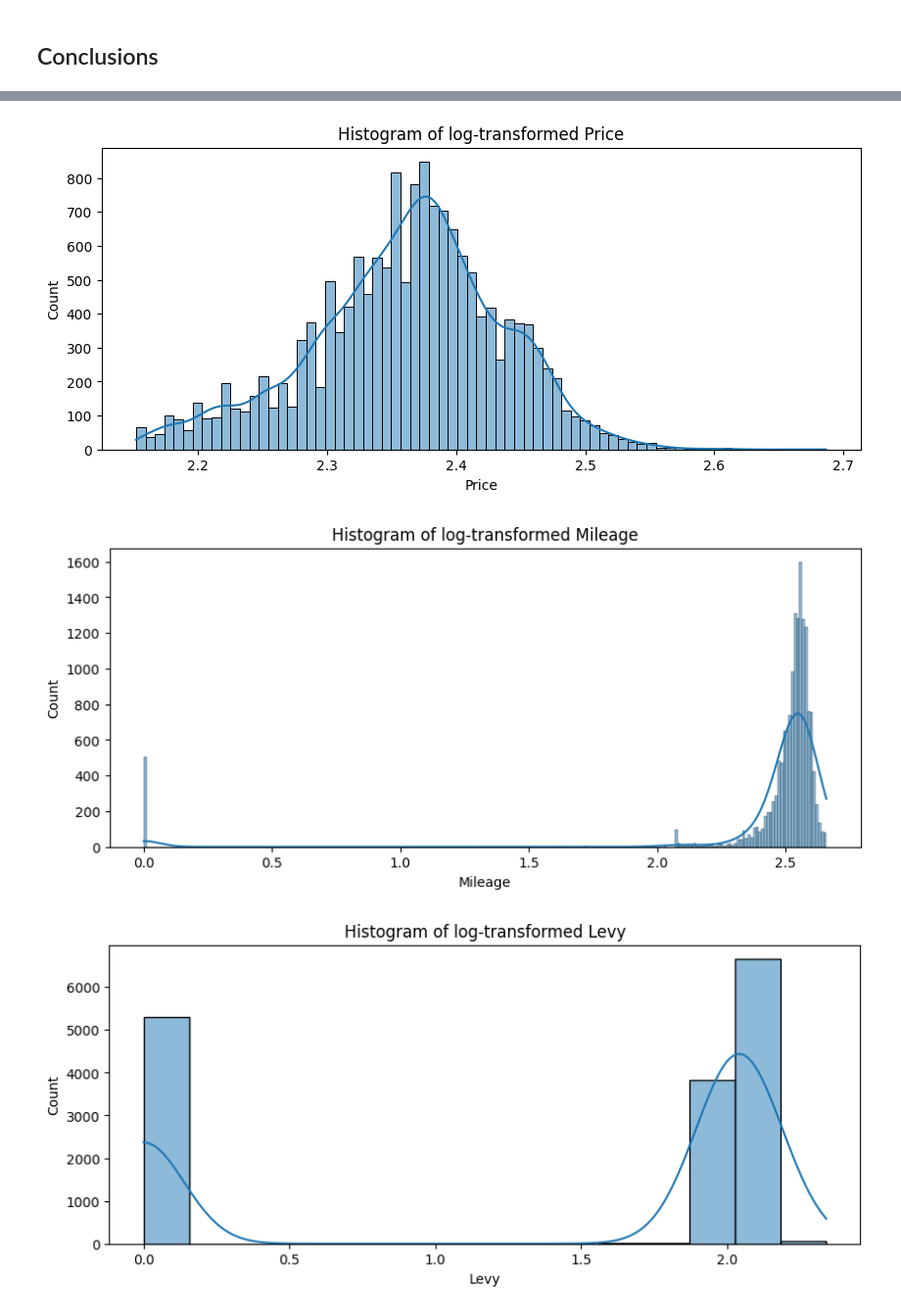
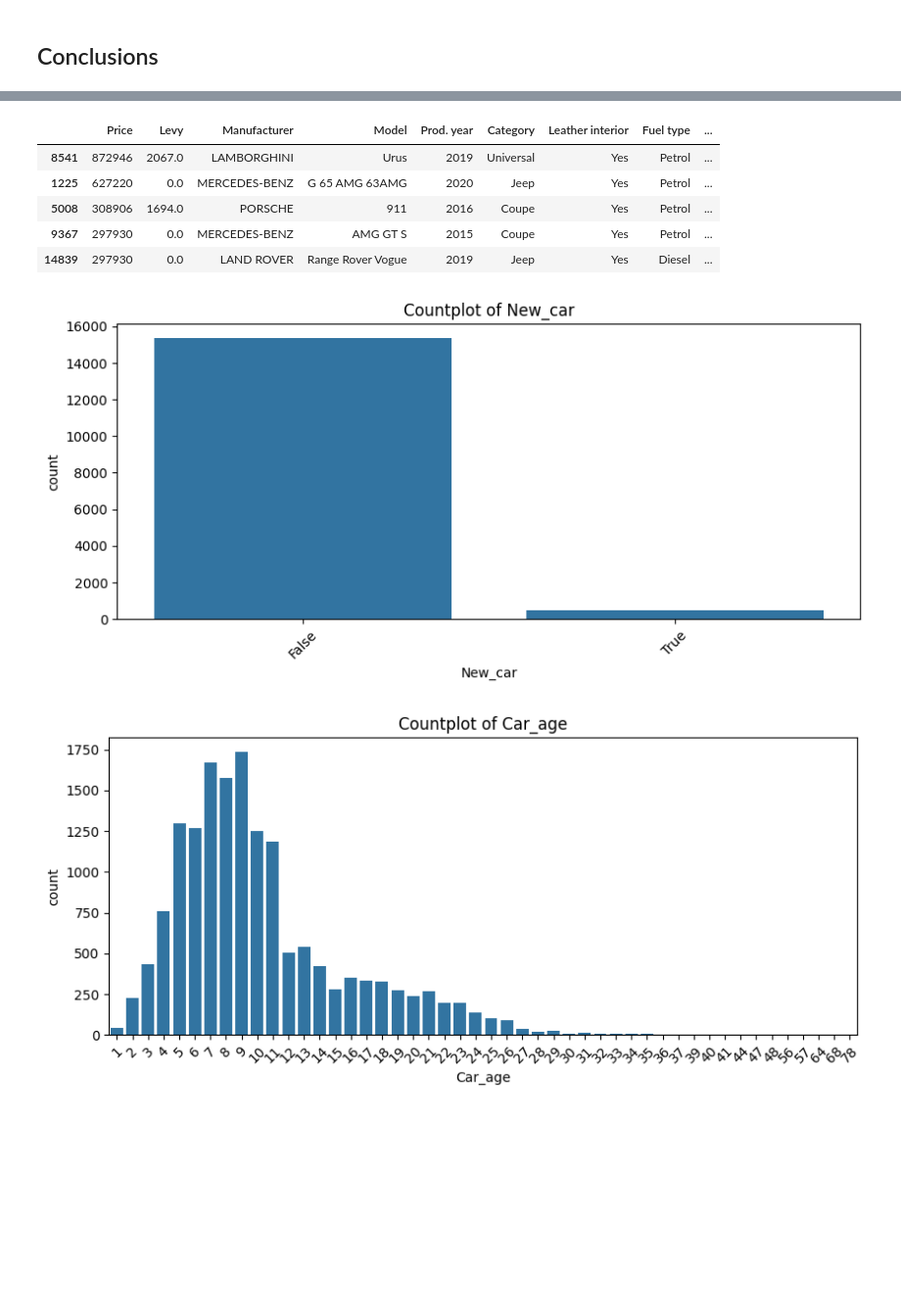
Before and after one commit to dinis2296/car-price-prediction-regression, a Jupyter notebook: notebook/Project 2 - Car Price Regression.ipynb, the cells around one changed output, grey strips where cells are left out. Shown at 98% size. Saved outputs shown, nothing was run; the diff lists cells and outputs as text; code cells hidden in the pictures; blank space fills up the shorter version.

Commit message:
Finished Feature Eng and started Modeling

```diff
--- a/notebook/Project 2 - Car Price Regression.ipynb
+++ b/notebook/Project 2 - Car Price Regression.ipynb
@@ -341,18 +344,50 @@ for col in categorical_cols:
 # %%
 # Create a new data frame, saving the original DF before the data engineering steps, to be used later for comparison of model performance before and after data engineering.
 df_original = df.copy()
+display(df_original.sort_values(by='Price', ascending=False).head(5))
+# %% [output]
+|  | Price | Levy | Manufacturer | Model | Prod. year | Category | Leather interior | Fuel type | ... |
+| 8541 | 872946 | 2067.0 | LAMBORGHINI | Urus | 2019 | Universal | Yes | Petrol | ... |
+| 1225 | 627220 | 0.0 | MERCEDES-BENZ | G 65 AMG 63AMG | 2020 | Jeep | Yes | Petrol | ... |
+| 5008 | 308906 | 1694.0 | PORSCHE | 911 | 2016 | Coupe | Yes | Petrol | ... |
+| 9367 | 297930 | 0.0 | MERCEDES-BENZ | AMG GT S | 2015 | Coupe | Yes | Petrol | ... |
+| 14839 | 297930 | 0.0 | LAND ROVER | Range Rover Vogue | 2019 | Jeep | Yes | Diesel | ... |
-# %%
-# Log transform numerical variables with high skewness (Price, Mileage and Levy):
-for col in ['Price', 'Mileage', 'Levy']:
-    df[col] = np.log1p(df[col])  # log1p to handle zero values
-
-    # Visualize distribution of transformed variable
-    plt.figure(figsize=(10, 4))
-    sns.histplot(df[col], kde=True)
-    plt.title(f"Histogram of log-transformed {col}")
-    plt.xlabel(col)
-    plt.show()
-# %% [output]
-[figure, removed]
-[figure, removed]
-[figure, removed]
+# %%
+# Create new featuers
+
+# New car
+df['New_car'] = df.apply(lambda row: True if row['Mileage'] == 0 else False, axis=1)
+
+#Age of the car
+df['Car_age'] = 2021 - df['Prod. year'] # Dataset is of 2021
+
+# No levy
+df['No_levy'] = df.apply(lambda row: True if row['Levy'] == 0 else False, axis=1)
+
+# Turbo engine
+df['Turbo_engine'] = df['Engine volume'].str.contains('Turbo', na=False)
+
+# Take out 'Turbo' from 'Engine volume' and turn it into numeric
+df['Engine volume'] = df['Engine volume'].str.replace('Turbo', '').astype(float)
+
+# Categorize airbags into 'None', 'Low' (1-4 airbags), Medium (5-10) and 'High' (more than 10 airbags)
+df['Airbags'] = pd.cut(df['Airbags'], bins=[-1, 0, 4, 10, np.inf], labels=['None', 'Low', 'Medium', 'High'])
+
+# Transform 'Leather interior' into boolean
+df['Leather interior'] = df['Leather interior'].map({'Yes': True, 'No': False})
+
+#Transform 'Wheel' into boolean
+df['Left_wheel'] = df['Wheel'].map({'Left wheel': True,'Right-hand drive': False})
+# %%
+# Visualize countplot of new features:
+new_features = ['New_car', 'Car_age', 'No_levy', 'Turbo_engine', 'Airbags', 'Engine volume', 'Leather interior', 'Left_wheel']
+for col in new_features:
+    plt.figure(figsize=(10, 4))
+    sns.countplot(x=df[col])
+    plt.title(f"Countplot of {col}")
+    plt.xticks(rotation=45)
+    plt.xlabel(col)
+    plt.show()
+# %% [output]
+[figure, added]
+[figure, added]
```
Also changed, not shown: parts of 12 cells of this notebook.
